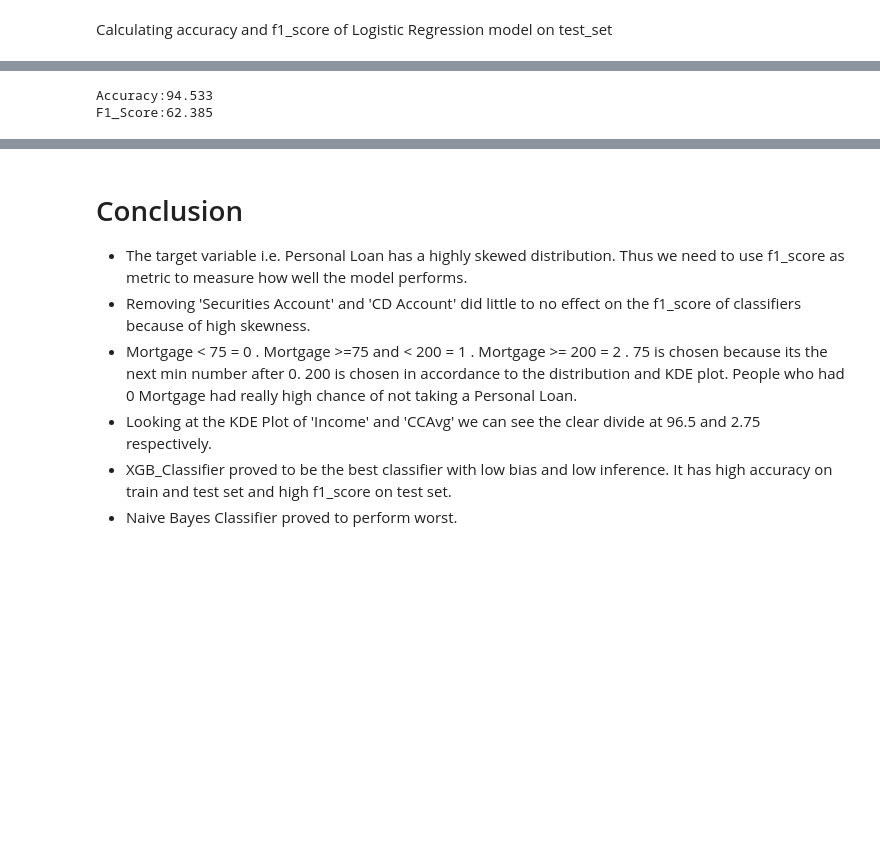
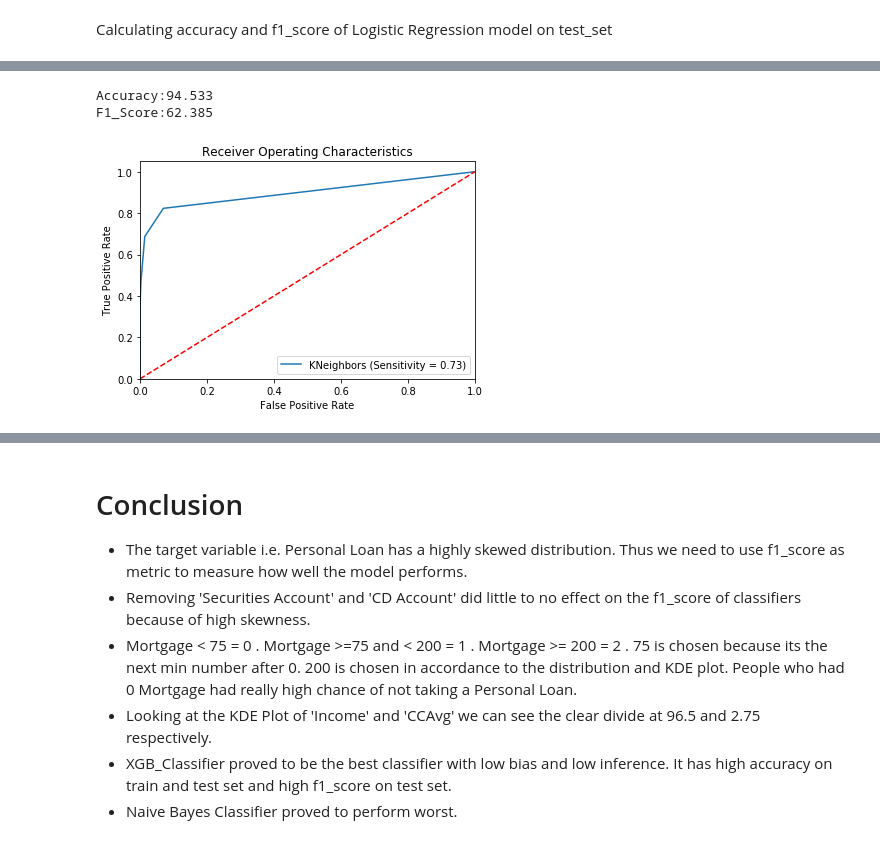
Before and after one commit to Candyman770/InternshipStudio, a Jupyter notebook: Marketing Campaign for Banking Products (Internship Studio Project)(2).ipynb, the cells around one changed output, grey strips where cells are left out. Cells and saved outputs as stored; diff of their text form; code cells hidden in the pictures; blank space fills up the shorter version.

```diff
--- a/Marketing Campaign for Banking Products (Internship Studio Project).ipynb
+++ b/Marketing Campaign for Banking Products (Internship Studio Project)(2).ipynb
@@ -330,6 +347,7 @@ F1_Score:68.0
 # %%
-predict_test(clf2)
+predict_test(clf2,'KNeighbors')
 # %% [output]
 Accuracy:94.533
 F1_Score:62.385
+[figure, added]
 # %%
```
Also changed, not shown: parts of 10 cells of this notebook.
